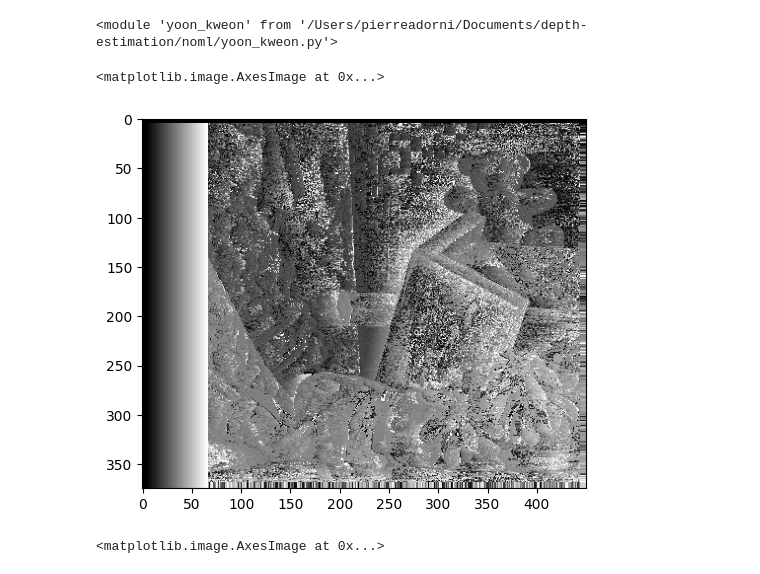
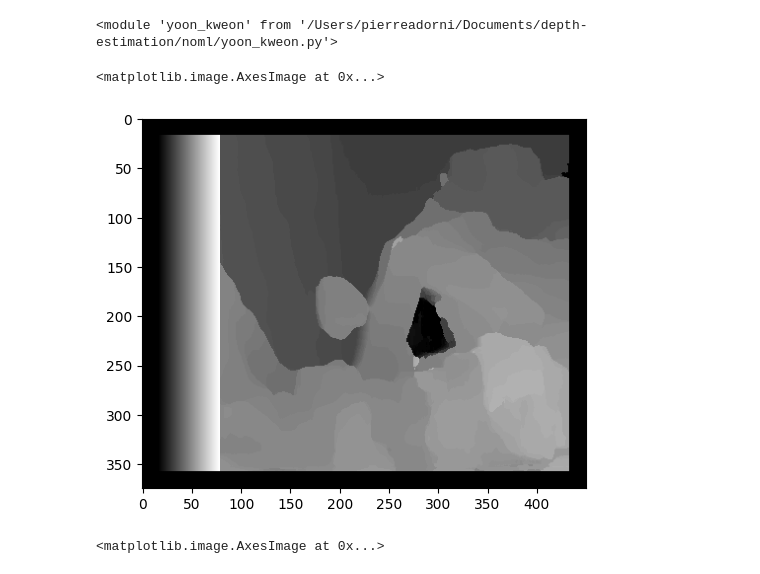
Before and after one commit to pierreadorni/depth-estimation, a Jupyter notebook: noml/tests.ipynb, the cells around one changed output. Cells and saved outputs as stored; diff of their text form; code cells hidden in the pictures.

```diff
--- a/noml/tests.ipynb
+++ b/noml/tests.ipynb
@@ -131,8 +133,8 @@ reload(yoon_kweon)
 # %% [output]
 <module 'yoon_kweon' from '/Users/pierreadorni/Documents/depth-estimation/noml/yoon_kweon.py'>
 # %%
-aw_disp_map = our_diss(Ig, Id, i_ref_lab, i_tgt_lab, block_size=11)
+aw_disp_map = our_diss(Ig, Id, i_ref_lab, i_tgt_lab, block_size=35)
 plt.imshow(aw_disp_map, cmap='gray')
 # %% [output]
 <matplotlib.image.AxesImage at 0x...>
-[figure, old version]
+[figure, new version]
```
Also changed, not shown: parts of 18 cells of this notebook, 14 other files.
